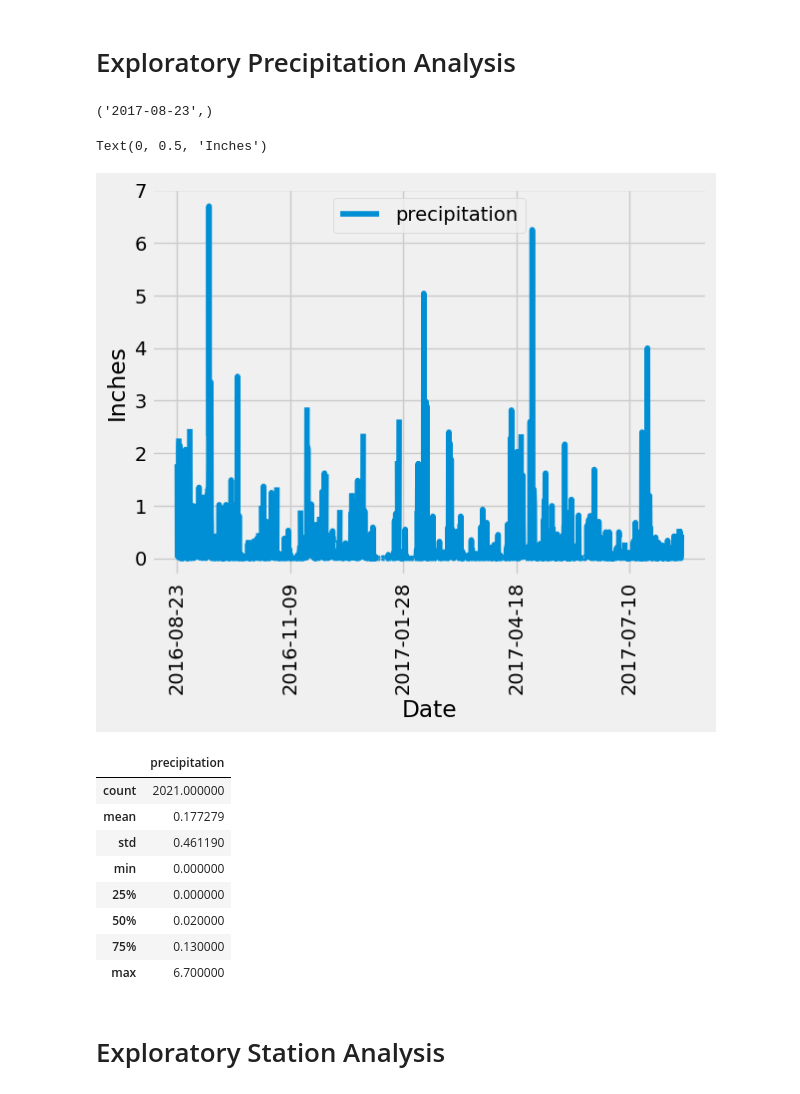
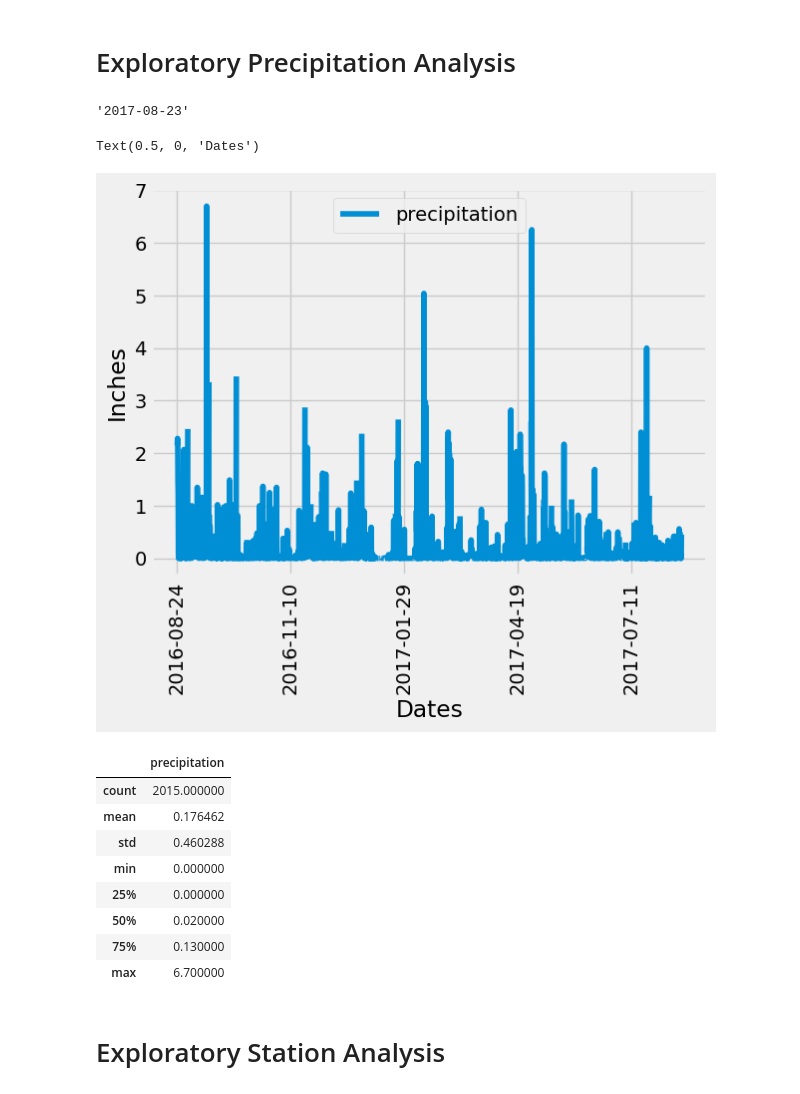
Before and after one commit to TrailrunnerDLH/sqlalchemy--Challenge, a Jupyter notebook: Hawaii/climate_starter.ipynb, the cells around one changed output. Drawn from its saved outputs; the diff is of its cells as text; code cells hidden in the pictures.

```diff
--- a/Hawaii/climate_starter.ipynb
+++ b/Hawaii/climate_starter.ipynb
@@ -21,6 +31,8 @@ engine = create_engine("sqlite:///Resources/hawaii.sqlite")
 # %%
 # reflect an existing database into a new model
+Base = automap_base()
 
 # reflect the tables
+Base.prepare(autoload_with=engine)
 # %%
 # View all of the classes that automap found
@@ -28,41 +41,61 @@ engine = create_engine("sqlite:///Resources/hawaii.sqlite")
 ['measurement', 'station']
 # %%
 # Save references to each table
+Measurement = Base.classes.measurement
+Station = Base.classes.station
 # %%
 # Create our session (link) from Python to the DB
+session = Session(engine)
 # %% [markdown]
 # Exploratory Precipitation Analysis
 # %%
 # Find the most recent date in the data set.
+last_result = session.query(Measurement).order_by(Measurement.date.desc()).first()
+# print(last_result.__dict__)
+last_result.date
 # %% [output]
-('2017-08-23',)
+'2017-08-23'
 # %%
 # Design a query to retrieve the last 12 months of precipitation data and plot the results.
 # Starting from the most recent data point in the database.
 
 # Calculate the date one year from the last date in data set.
+from datetime import datetime
+import dateutil.relativedelta
 
+last_date = datetime.strptime(last_result.date, "%Y-%m-%d")
+previous_date = last_date - dateutil.relativedelta.relativedelta(months=12)
+# print(last_date)
+# print(previous_date)
 
 # Perform a query to retrieve the data and precipitation scores
-
+measurements = session.query(Measurement.date, Measurement.prcp).filter(Measurement.date >= previous_date).all()
+# print(measurements)
 
 # Save the query results as a Pandas DataFrame. Explicitly set the column names
+df = pd.DataFrame(measurements, columns=["date", "precipitation"])
+df.head()
 
 
 # Sort the dataframe by date
-
-
+df = df.sort_values("date")
+df.head()
 # Use Pandas Plotting with Matplotlib to plot the data
+ax = df.plot(x="date", y="precipitation", rot = 90)
+ax.set_ylabel("Inches")
+ax.set_xlabel("Dates")
+# ax.xticks(rotation = 90)
 # %% [output]
-Text(0, 0.5, 'Inches')
+Text(0.5, 0, 'Dates')
-[figure, old version]
+[figure, new version]
 # %%
 # Use Pandas to calculate the summary statistics for the precipitation data
+df[["precipitation"]].describe()
 # %% [output]
 |  | precipitation |
-| count | 2021.000000 |
-| mean | 0.177279 |
-| std | 0.461190 |
+| count | 2015.000000 |
+| mean | 0.176462 |
+| std | 0.460288 |
 | min | 0.000000 |
 | 25% | 0.000000 |
 | 50% | 0.020000 |
```
Also changed, not shown: parts of 7 cells of this notebook.
